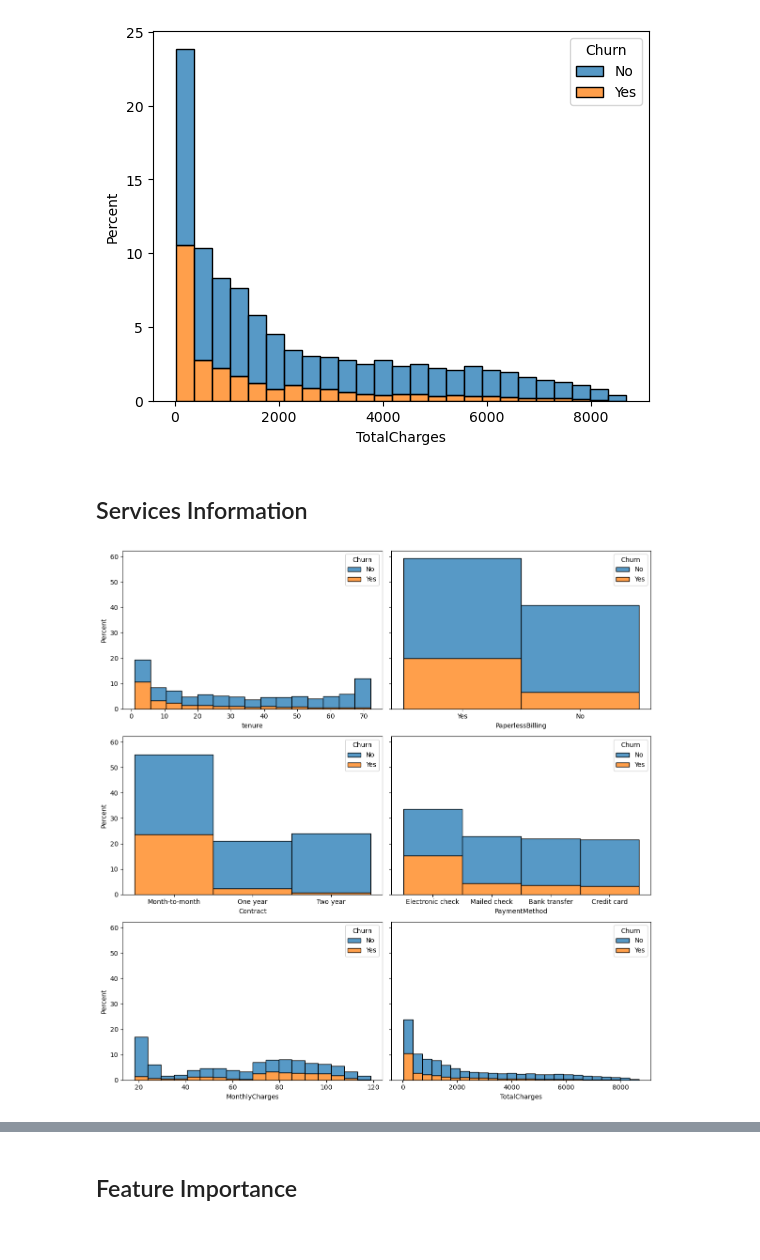
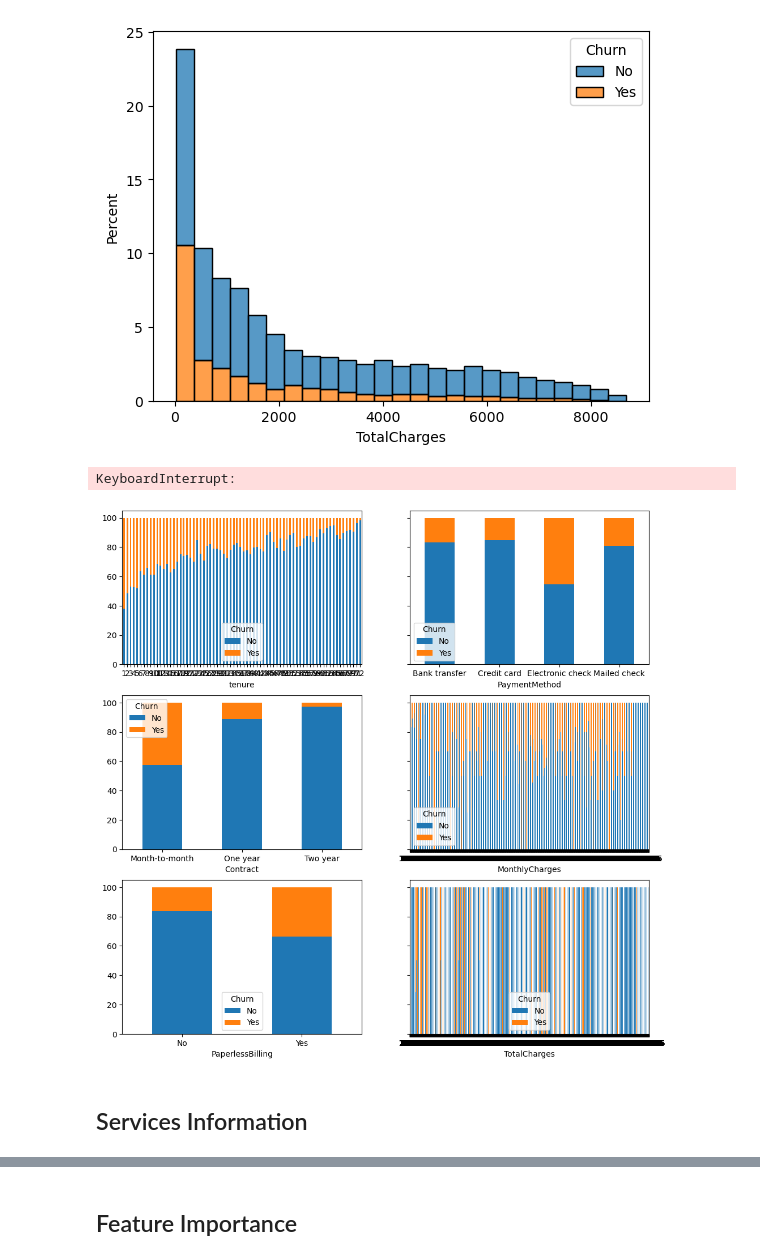
Before and after one commit to cvarney/telco_customer_churn, a Jupyter notebook: varney_christopher_churn.ipynb, the cells around one changed output, grey strips where cells are left out. Saved outputs shown, nothing was run; the diff lists cells and outputs as text; code cells hidden in the pictures.

```diff
--- a/varney_christopher_churn.ipynb
+++ b/varney_christopher_churn.ipynb
@@ -382,10 +411,12 @@ for col in demographic:
 # %%
-# Multiple plot of demographic values
+# Multiple percentage plot of demographic values
 f, axs = plt.subplots(2,2, figsize=(8,8),sharey=True)
-sns.histplot(data=df,x=df[demographic[0]],stat='percent',ax=axs[0,0],hue=df['Churn'],multiple='stack')
-sns.histplot(data=df,x=df[demographic[1]],stat='percent',ax=axs[1,0],hue=df['Churn'],multiple='stack')
-sns.histplot(data=df,x=df[demographic[2]],stat='percent',ax=axs[0,1],hue=df['Churn'],multiple='stack')
-sns.histplot(data=df,x=df[demographic[3]],stat='percent',ax=axs[1,1],hue=df['Churn'],multiple='stack')
+p = 0
+for col in demographic:
+    x = p % 2
+    y = p // 2
+    sns.histplot(data=df,x=df[col],stat='percent',ax=axs[x,y],hue=df['Churn'],multiple='stack')
+    p += 1
 f.tight_layout()
 #plt.savefig('Demographic.png')
 plt.show()
@@ -404,3 +435,18 @@ for col in account:
 [figure]
 [figure]
 [figure]
+# %%
+# Multiple proportion plot of account
+f, axs = plt.subplots(3,2, figsize=(12,12),sharey=True)
+p = 0;
+for col in account:
+    x = p % 3
+    y = p // 3
+    prop_plot(col,x,y)
+    p += 1
+f.tight_layout()
+#plt.savefig('Account.png')
+plt.show()
+# %% [output]
+KeyboardInterrupt:
+[figure, added]
@@ -407,18 +465,4 @@ for col in account:
 # %% [markdown]
 ## Services Information
-# %%
-# Multiple plot of account
-f, axs = plt.subplots(3,2, figsize=(12,12),sharey=True)
-sns.histplot(data=df,x=df[account[0]],stat='percent',ax=axs[0,0],hue=df['Churn'],multiple='stack')
-sns.histplot(data=df,x=df[account[1]],stat='percent',ax=axs[1,0],hue=df['Churn'],multiple='stack')
-sns.histplot(data=df,x=df[account[2]],stat='percent',ax=axs[0,1],hue=df['Churn'],multiple='stack')
-sns.histplot(data=df,x=df[account[3]],stat='percent',ax=axs[1,1],hue=df['Churn'],multiple='stack')
-sns.histplot(data=df,x=df[account[4]],stat='percent',ax=axs[2,0],hue=df['Churn'],multiple='stack')
-sns.histplot(data=df,x=df[account[5]],stat='percent',ax=axs[2,1],hue=df['Churn'],multiple='stack')
-f.tight_layout()
-#plt.savefig('Account.png')
-plt.show()
-# %% [output]
-[figure, removed]
 # %%
 for col in services:
```
Also changed, not shown: parts of 16 cells of this notebook.
